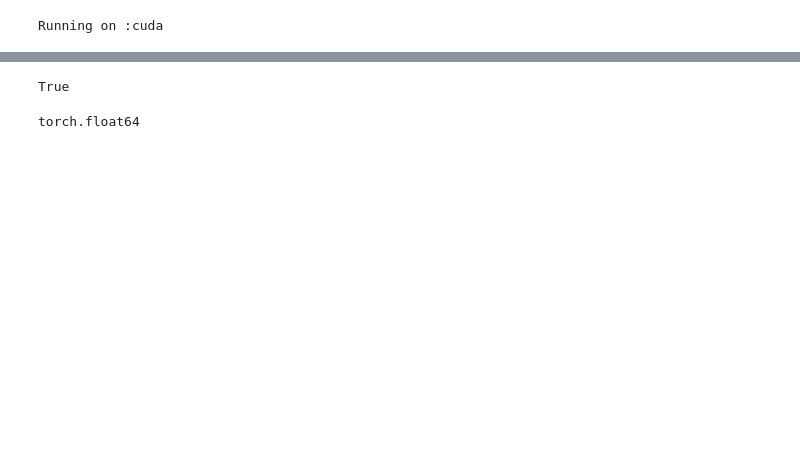
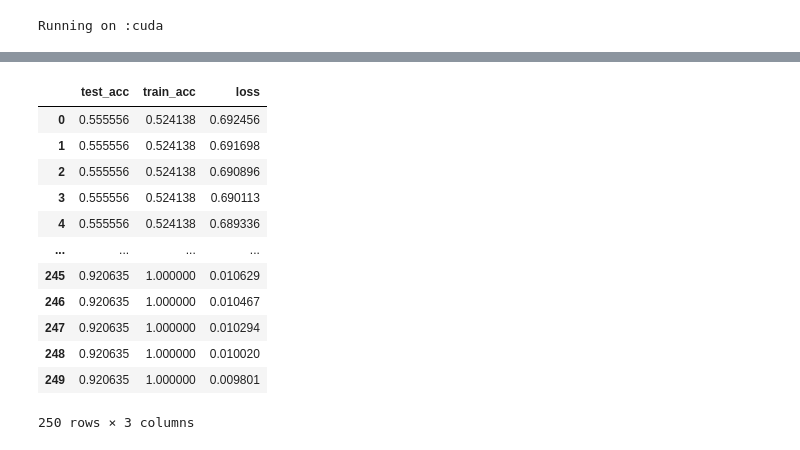
Before and after one commit to regraded0101/pytorch, a Jupyter notebook: sonar.ipynb, the cells around one changed output, grey strips where cells are left out. Saved outputs shown, nothing was run; the diff lists cells and outputs as text; code cells hidden in the pictures; blank space fills up the shorter version.

```diff
--- a/sonar.ipynb
+++ b/sonar.ipynb
@@ -67,9 +65,10 @@ optim = torch.optim.Adam(
     lr=0.0001
 )
 # %%
-from tqdm import tqdm
-n_epochs = 50
+n_epochs = 250
 batch_size = 10
+
+eval_metrics = {}
 
 batch_id = torch.arange(start=0, end=len(X_train), step=batch_size)
 
@@ -89,16 +88,20 @@ for epoch in range(n_epochs):
     # update weights
     optim.step()
 
+  # calculate the test accuracy
+  model_deep.eval()
+  y_val = model_deep(X_test)
+  acc = (y_val.round() == y_test).float().mean()
+
+
+  # calculate the training accuracy
+  y_train_val = model_deep(X_train)
+  acc_train = (y_train_val.round() == y_train).float().mean()
+
+  eval_metrics[epoch]=[acc.item(), acc_train.item(), loss.item()]
+
   if epoch % 10 == 0:
-    print(f"Epoch: {epoch}, Loss: {loss.item()}")
-    # calculate the test accuracy
-    model_deep.eval()
-    y_val = model_deep(X_test)
-    acc = (y_val.round() == y_test).float().mean()
-    print(f"Test Accuracy: {acc}")
-
-    # calculate the training accuracy
-    y_train_val = model_deep(X_train)
-    acc_train = (y_train_val.round() == y_train).float().mean()
-    print(f"Train Accuracy: {acc_train}\n")
+    print(f"Epoch: {epoch}, Loss: {round(loss.item(),6)}")
+    print(f"Test Accuracy: {round(acc.item(),6)}")
+    print(f"Train Accuracy: {round(acc_train.item(),6)}\n")
 # %% [output]
@@ -124,8 +125,18 @@ Train Accuracy: 0.834482729434967
-# %%
-10 % 10 == 0
-# %% [output]
-True
-# %%
-X_batch.dtype
-# %% [output]
-torch.float64
+# %%
+eval_metrics_df = pd.DataFrame(eval_metrics).T
+eval_metrics_df.columns = ['test_acc', 'train_acc', 'loss']
+eval_metrics_df
+# %% [output]
+|  | test_acc | train_acc | loss |
+| 0 | 0.555556 | 0.524138 | 0.692456 |
+| 1 | 0.555556 | 0.524138 | 0.691698 |
+| 2 | 0.555556 | 0.524138 | 0.690896 |
+| 3 | 0.555556 | 0.524138 | 0.690113 |
+| 4 | 0.555556 | 0.524138 | 0.689336 |
+| ... | ... | ... | ... |
+| 245 | 0.920635 | 1.000000 | 0.010629 |
+| 246 | 0.920635 | 1.000000 | 0.010467 |
+| 247 | 0.920635 | 1.000000 | 0.010294 |
+| 248 | 0.920635 | 1.000000 | 0.010020 |
+| 249 | 0.920635 | 1.000000 | 0.009801 |
+250 rows × 3 columns
```
Also changed, not shown: parts of 3 cells of this notebook.
